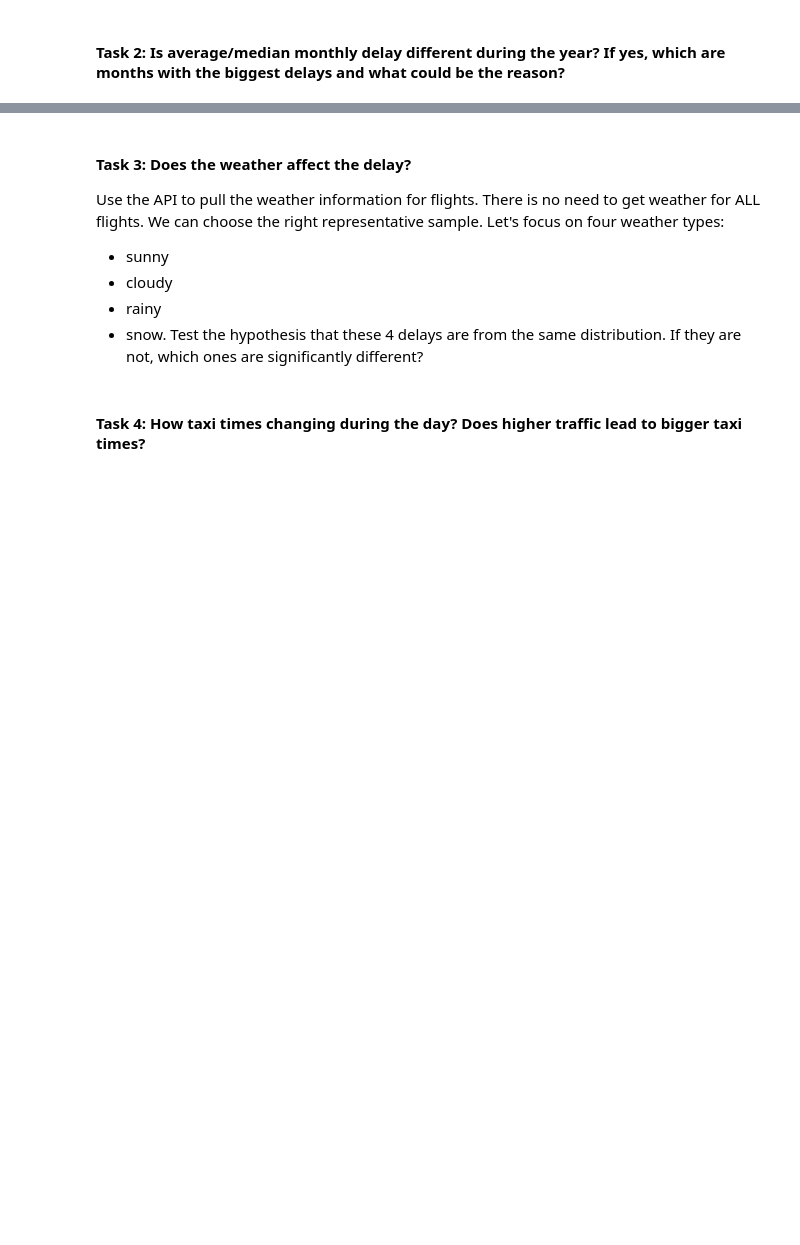
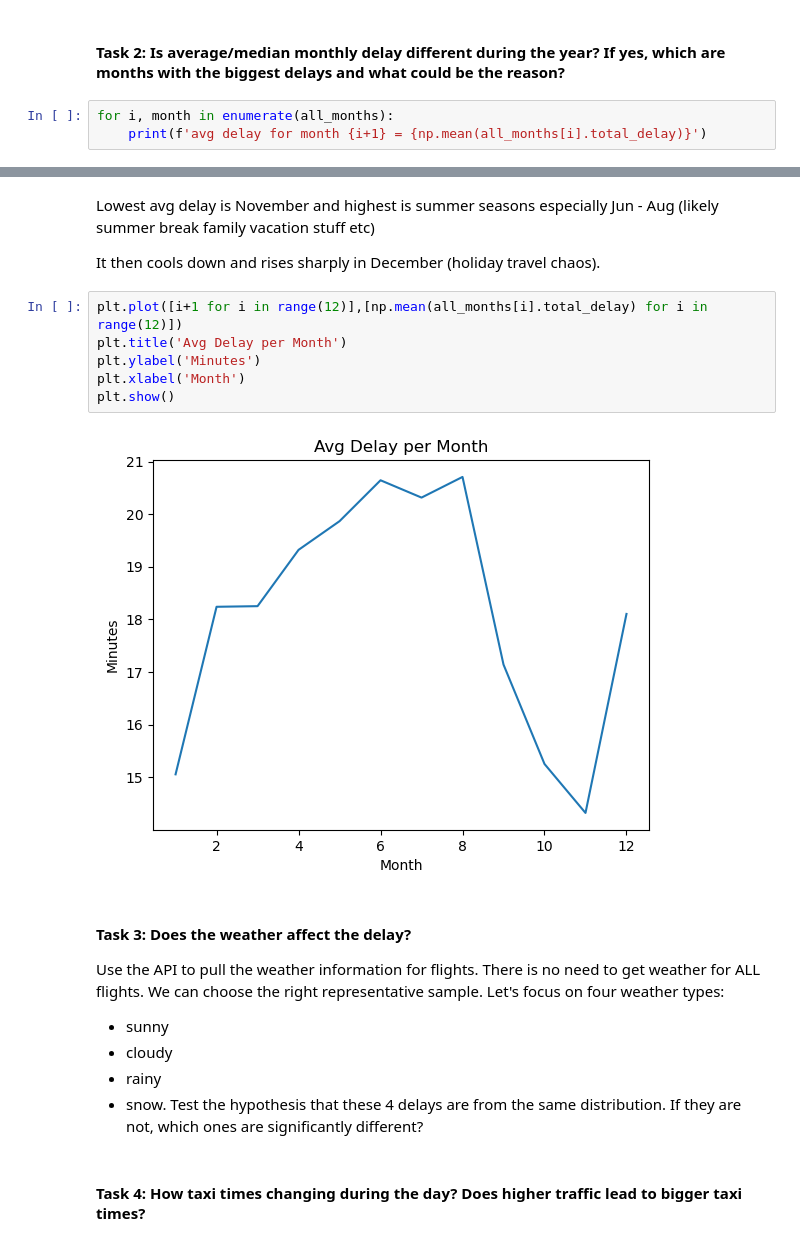
Before and after one commit to Malcolm-Q/Mid-Term, a Jupyter notebook: src/exploratory_analysis.ipynb, the cells around one changed output, grey strips where cells are left out. Saved outputs shown, nothing was run; the diff lists cells and outputs as text; blank space fills up the shorter version.

```diff
--- a/src/exploratory_analysis.ipynb
+++ b/src/exploratory_analysis.ipynb
@@ -51,2 +64,5 @@ plt.show()
 # %% [markdown]
 #### **Task 2**: Is average/median monthly delay different during the year? If yes, which are months with the biggest delays and what could be the reason?
+# %%
+for i, month in enumerate(all_months):
+    print(f'avg delay for month {i+1} = {np.mean(all_months[i].total_delay)}')
@@ -53,3 +82,15 @@ plt.show()
+# %% [markdown]
+Lowest avg delay is November and highest is summer seasons especially Jun - Aug (likely summer break family vacation stuff etc)
+
+It then cools down and rises sharply in December (holiday travel chaos).
+# %%
+plt.plot([i+1 for i in range(12)],[np.mean(all_months[i].total_delay) for i in range(12)])
+plt.title('Avg Delay per Month')
+plt.ylabel('Minutes')
+plt.xlabel('Month')
+plt.show()
+# %% [output]
+[figure, added]
 # %% [markdown]
 #### **Task 3**: Does the weather affect the delay?
 Use the API to pull the weather information for flights. There is no need to get weather for ALL flights. We can choose the right representative sample. Let's focus on four weather types:
```
Also changed, not shown: parts of 24 cells of this notebook, 30 other files.
